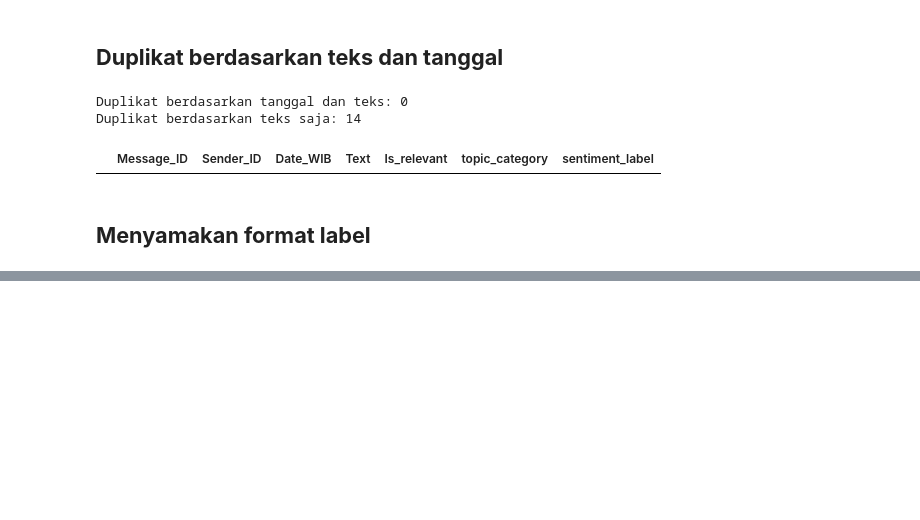
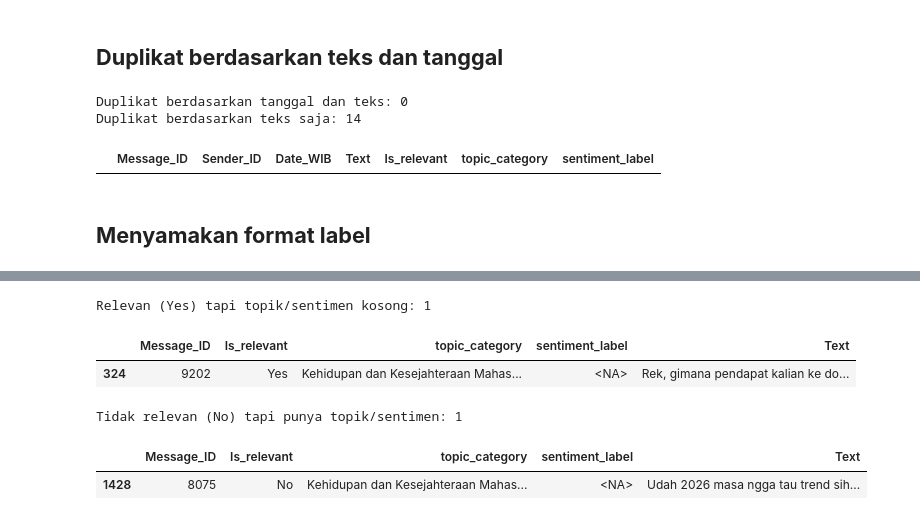
Before and after one commit to zerlyna/MenfessPENS, a Jupyter notebook: notebook/data_preparation.ipynb, the cells around one changed output, grey strips where cells are left out. Saved outputs shown, nothing was run; the diff lists cells and outputs as text; code cells hidden in the pictures; blank space fills up the shorter version.

```diff
--- a/notebook/data_preparation.ipynb
+++ b/notebook/data_preparation.ipynb
@@ -6,7 +6,21 @@ import numpy as np
 import re
 from pathlib import Path
 
-data = pd.read_csv("../data/raw/menfess_label_aug_sept_okt.csv")
+# ====== PENGATURAN FILE ======
+INPUT_FILE  = Path("../data/processed/data_labeled_ags_sep_okt.xlsx")
+OUTPUT_DIR  = Path("../data/processed")
+OUTPUT_FILE = OUTPUT_DIR / "data_prepared.xlsx"
+# =============================
+
+# Baca dari Excel (.xlsx): satu sel = satu menfess, jadi koma atau enter
+# di dalam teks tidak akan memecah baris seperti pada CSV.
+# Perlu: pip install openpyxl
+data = pd.read_excel(
+    INPUT_FILE,
+    sheet_name=0,              # sheet pertama
+    engine="openpyxl",
+    dtype={"Text": "string"},  # pastikan teks tidak diubah jadi tipe lain
+)
 
 data.columns = data.columns.str.strip()
 
@@ -173,0 +205,18 @@ Name: count, dtype: Int64
+# %%
+yes_tanpa_label = data[(data["Is_relevant"] == "Yes") &
+                       (data["topic_category"].isna() | data["sentiment_label"].isna())]
+no_punya_label  = data[(data["Is_relevant"] == "No") &
+                       (data["topic_category"].notna() | data["sentiment_label"].notna())]
+
+print("Relevan (Yes) tapi topik/sentimen kosong:", len(yes_tanpa_label))
+display(yes_tanpa_label[["Message_ID", "Is_relevant", "topic_category", "sentiment_label", "Text"]])
+
+print("Tidak relevan (No) tapi punya topik/sentimen:", len(no_punya_label))
+display(no_punya_label[["Message_ID", "Is_relevant", "topic_category", "sentiment_label", "Text"]])
+# %% [output]
+Relevan (Yes) tapi topik/sentimen kosong: 1
+|  | Message_ID | Is_relevant | topic_category | sentiment_label | Text |
+| 324 | 9202 | Yes | Kehidupan dan Kesejahteraan Mahas... | <NA> | Rek, gimana pendapat kalian ke do... |
+Tidak relevan (No) tapi punya topik/sentimen: 1
+|  | Message_ID | Is_relevant | topic_category | sentiment_label | Text |
+| 1428 | 8075 | No | Kehidupan dan Kesejahteraan Mahas... | <NA> | Udah 2026 masa ngga tau trend sih... |
```
Also changed, not shown: parts of 9 cells of this notebook, 11 other files.
